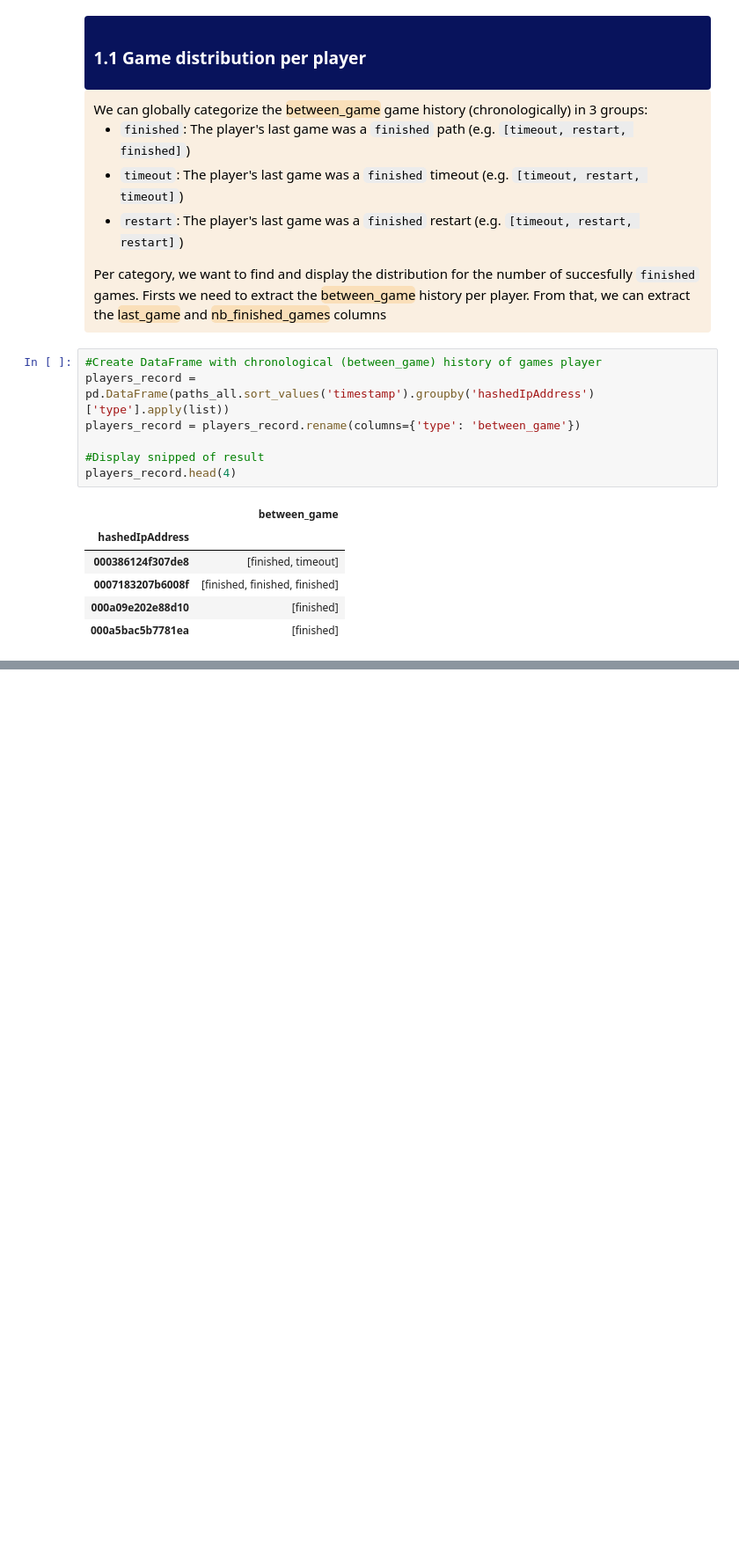
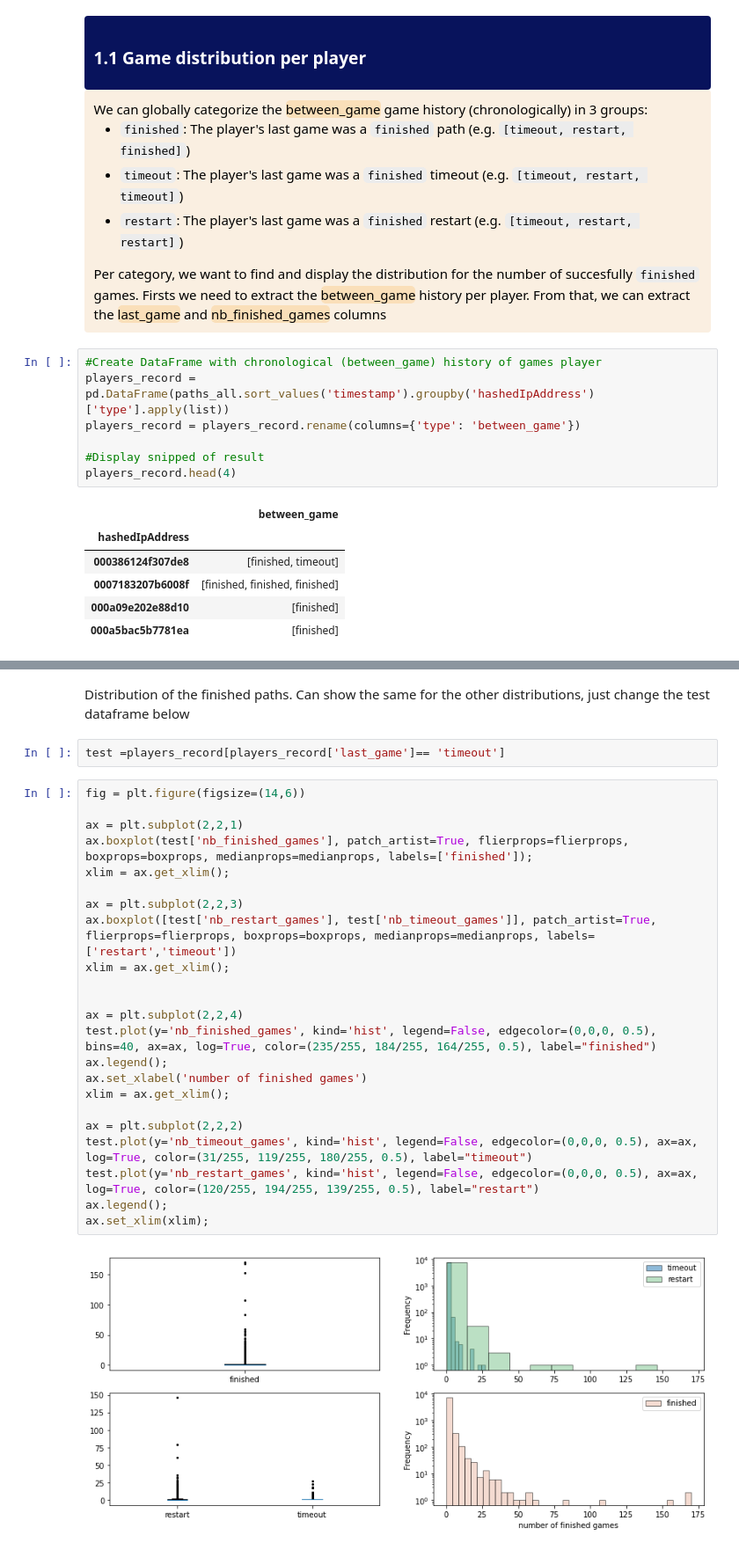
Before and after one commit to epfl-ada/ada-2022-project-7yobananaboy7, a Jupyter notebook: between_game.ipynb, the cells around one changed output, grey strips where cells are left out. Shown at 88% size. Saved outputs shown, nothing was run; the diff lists cells and outputs as text; blank space fills up the shorter version.

```diff
--- a/between_game.ipynb
+++ b/between_game.ipynb
@@ -208,0 +227,29 @@ Name: nb_total_games, Length: 6623, dtype: int64
+# %% [markdown]
+Distribution of the finished paths. Can show the same for the other distributions, just change the test dataframe below
+# %%
+test =players_record[players_record['last_game']== 'timeout']
+# %%
+fig = plt.figure(figsize=(14,6))
+
+ax = plt.subplot(2,2,1)
+ax.boxplot(test['nb_finished_games'], patch_artist=True, flierprops=flierprops, boxprops=boxprops, medianprops=medianprops, labels=['finished']);
+xlim = ax.get_xlim();
+
+ax = plt.subplot(2,2,3)
+ax.boxplot([test['nb_restart_games'], test['nb_timeout_games']], patch_artist=True, flierprops=flierprops, boxprops=boxprops, medianprops=medianprops, labels=['restart','timeout'])
+xlim = ax.get_xlim();
+
+
+ax = plt.subplot(2,2,4)
+test.plot(y='nb_finished_games', kind='hist', legend=False, edgecolor=(0,0,0, 0.5), bins=40, ax=ax, log=True, color=(235/255, 184/255, 164/255, 0.5), label="finished")
+ax.legend();
+ax.set_xlabel('number of finished games')
+xlim = ax.get_xlim();
+
+ax = plt.subplot(2,2,2)
+test.plot(y='nb_timeout_games', kind='hist', legend=False, edgecolor=(0,0,0, 0.5), ax=ax, log=True, color=(31/255, 119/255, 180/255, 0.5), label="timeout")
+test.plot(y='nb_restart_games', kind='hist', legend=False, edgecolor=(0,0,0, 0.5), ax=ax, log=True, color=(120/255, 194/255, 139/255, 0.5), label="restart")
+ax.legend();
+ax.set_xlim(xlim);
+# %% [output]
+[figure, added]
```
Also changed, not shown: parts of 15 cells of this notebook.
